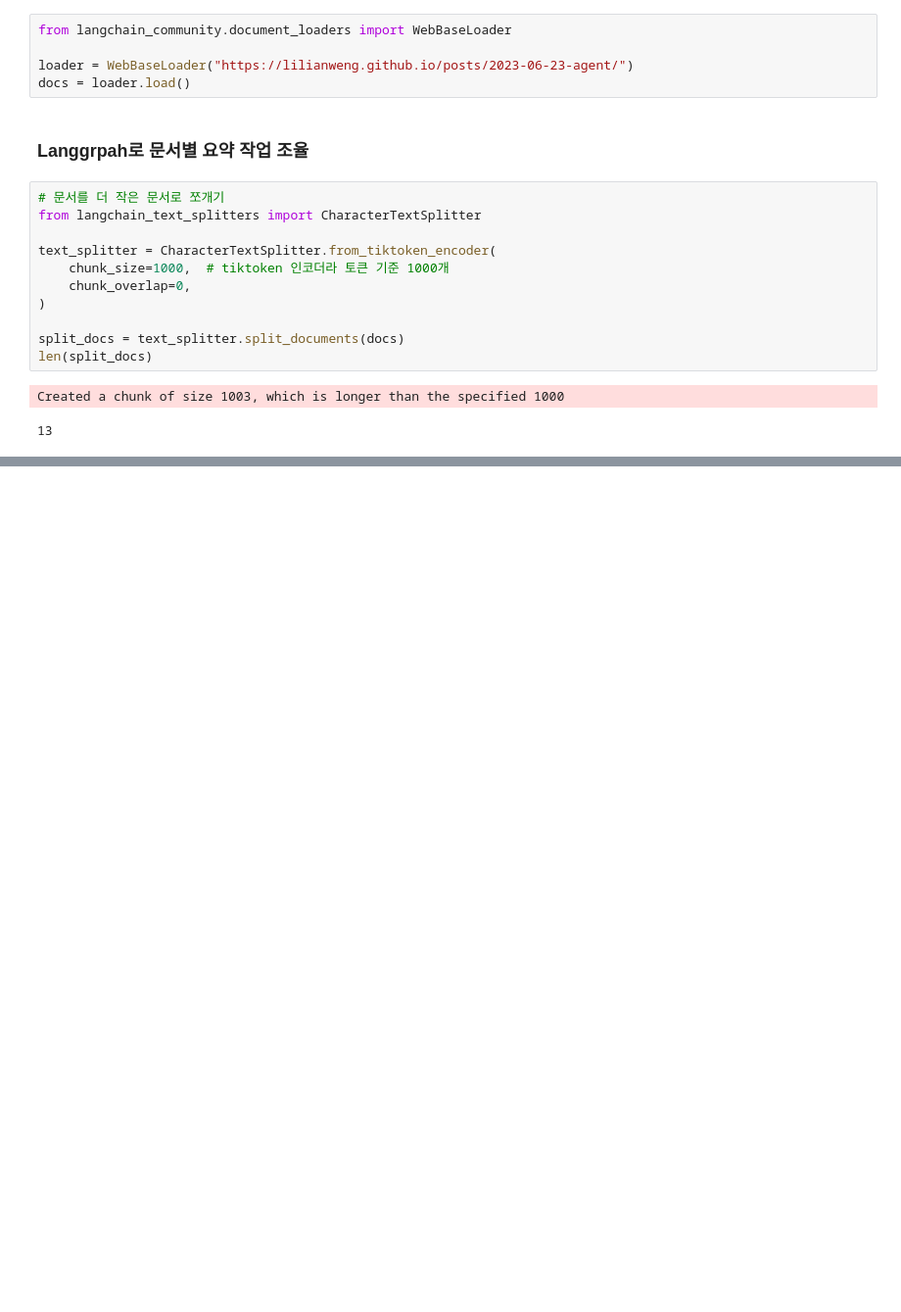
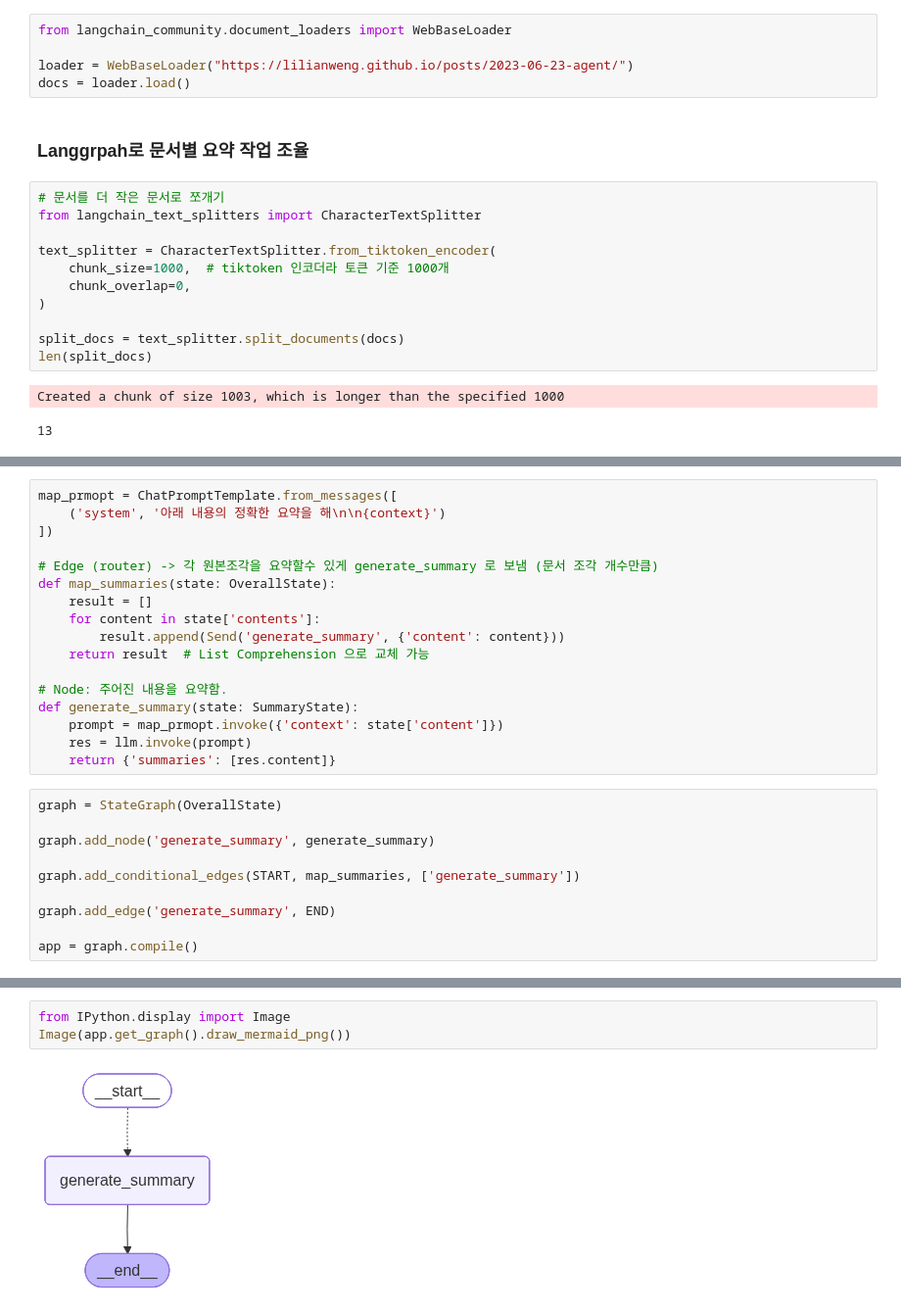
Before and after one commit to verba-neo/gaida-1, a Jupyter notebook: LLM-agent/14_summarization.ipynb, the cells around one changed output, grey strips where cells are left out. Shown at 98% size. Drawn from its saved outputs; the diff is of its cells as text; blank space fills up the shorter version.

```diff
--- a/LLM-agent/14_summarization.ipynb
+++ b/LLM-agent/14_summarization.ipynb
@@ -114,0 +137,27 @@ Created a chunk of size 1003, which is longer than the specified 1000
+# %%
+map_prmopt = ChatPromptTemplate.from_messages([
+    ('system', '아래 내용의 정확한 요약을 해\n\n{context}')
+])
+
+# Edge (router) -> 각 원본조각을 요약할수 있게 generate_summary 로 보냄 (문서 조각 개수만큼)
+def map_summaries(state: OverallState):
+    result = []
+    for content in state['contents']:
+        result.append(Send('generate_summary', {'content': content}))
+    return result  # List Comprehension 으로 교체 가능
+
+# Node: 주어진 내용을 요약함.
+def generate_summary(state: SummaryState):
+    prompt = map_prmopt.invoke({'context': state['content']})
+    res = llm.invoke(prompt)
+    return {'summaries': [res.content]}
+# %%
+graph = StateGraph(OverallState)
+
+graph.add_node('generate_summary', generate_summary)
+
+graph.add_conditional_edges(START, map_summaries, ['generate_summary'])
+
+graph.add_edge('generate_summary', END)
+
+app = graph.compile()
@@ -114,0 +186,5 @@ Created a chunk of size 1003, which is longer than the specified 1000
+# %%
+from IPython.display import Image
+Image(app.get_graph().draw_mermaid_png())
+# %% [output]
+[figure, added]
```
Also changed, not shown: parts of 2 cells of this notebook.
